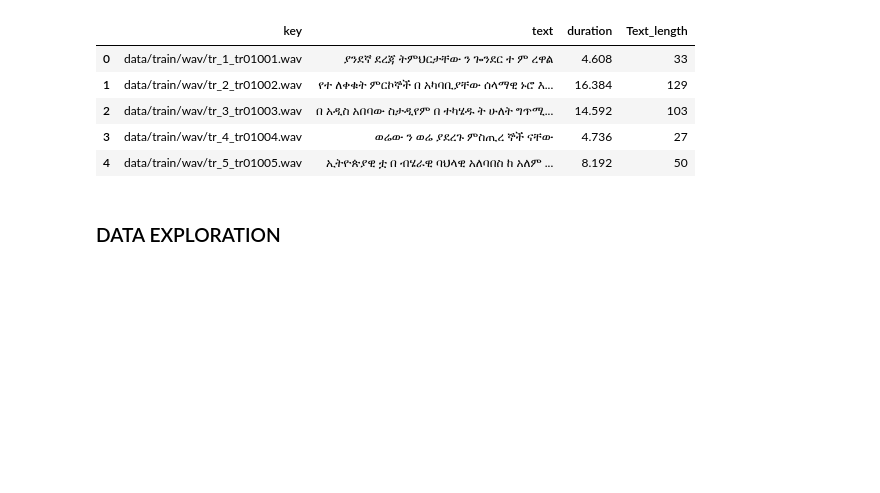
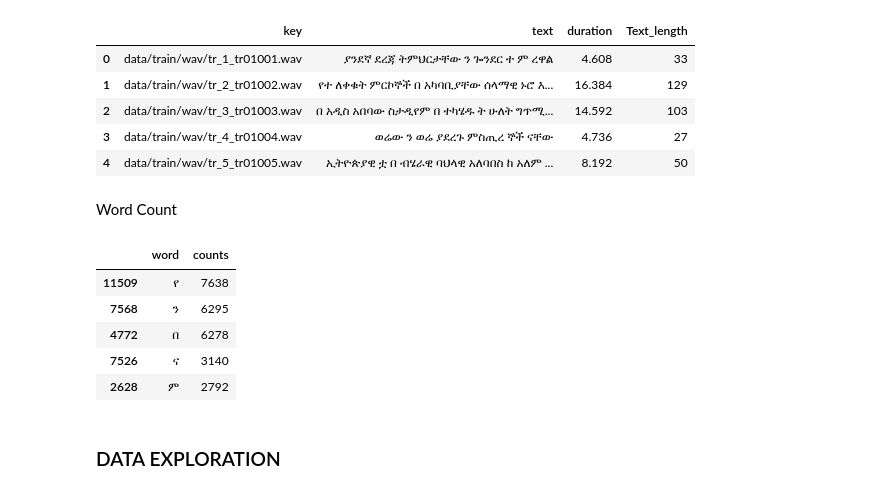
Before and after one commit to speech-recognition123/Speech-to-Text, a Jupyter notebook: notebooks/titus_preprocessing.ipynb, the cells around one changed output. Cells and saved outputs as stored; diff of their text form; code cells hidden in the pictures; blank space fills up the shorter version.

Commit message:
Word count

```diff
--- a/notebooks/titus_preprocessing.ipynb
+++ b/notebooks/titus_preprocessing.ipynb
@@ -99,6 +99,23 @@ data.head()
 | 2 | data/train/wav/tr_3_tr01003.wav | በ አዲስ አበባው ስታዲየም በ ተካሄዱ ት ሁለት ግጥሚ... | 14.592 | 103 |
 | 3 | data/train/wav/tr_4_tr01004.wav | ወሬው ን ወሬ ያደረጉ ምስጢረ ኞች ናቸው | 4.736 | 27 |
 | 4 | data/train/wav/tr_5_tr01005.wav | ኢትዮጵያዊ ቷ በ ብሄራዊ ባህላዊ አለባበስ ከ አለም ... | 8.192 | 50 |
+# %% [markdown]
+Word Count
+# %%
+words_in_data = pd.DataFrame(' '.join(data['text']).split())
+words_in_data.columns = ['word']
+words_data = words_in_data.groupby(['word']).agg({'word': 'count'})
+words_data.columns = ['counts']
+words_data.reset_index(inplace=True)
+words_data = words_data.sort_values("counts", ascending=False)
+words_data.head()
+# %% [output]
+|  | word | counts |
+| 11509 | የ | 7638 |
+| 7568 | ን | 6295 |
+| 4772 | በ | 6278 |
+| 7526 | ና | 3140 |
+| 2628 | ም | 2792 |
 # %% [markdown]
 ### DATA EXPLORATION
 # %%
```
